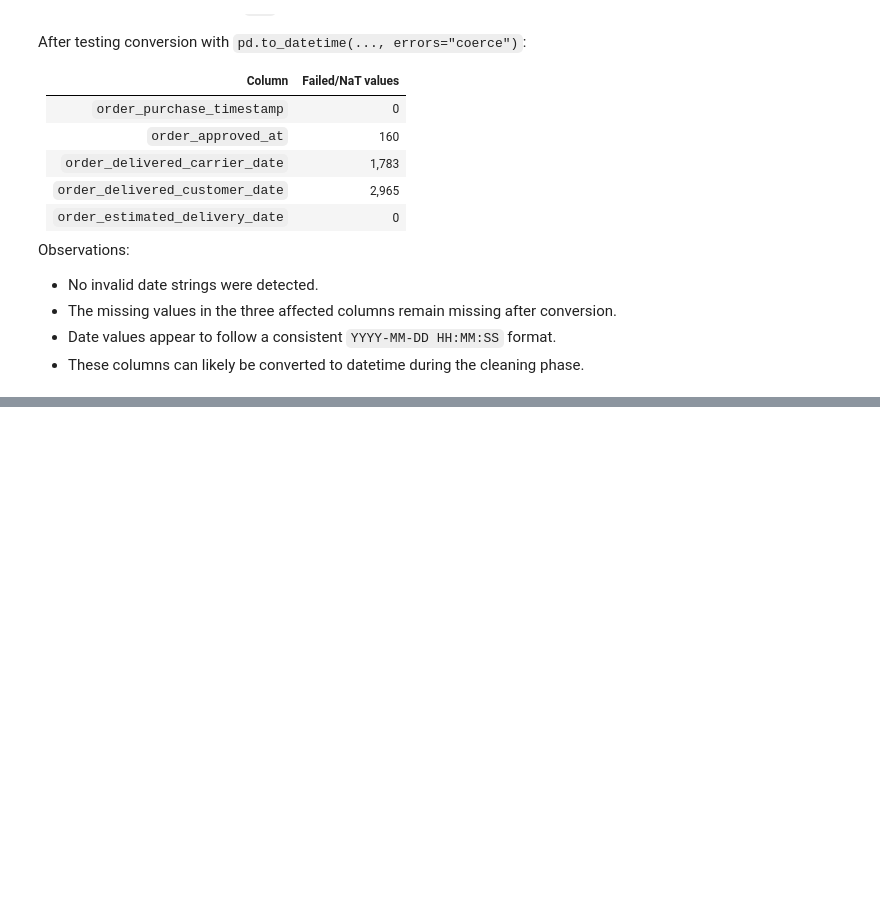
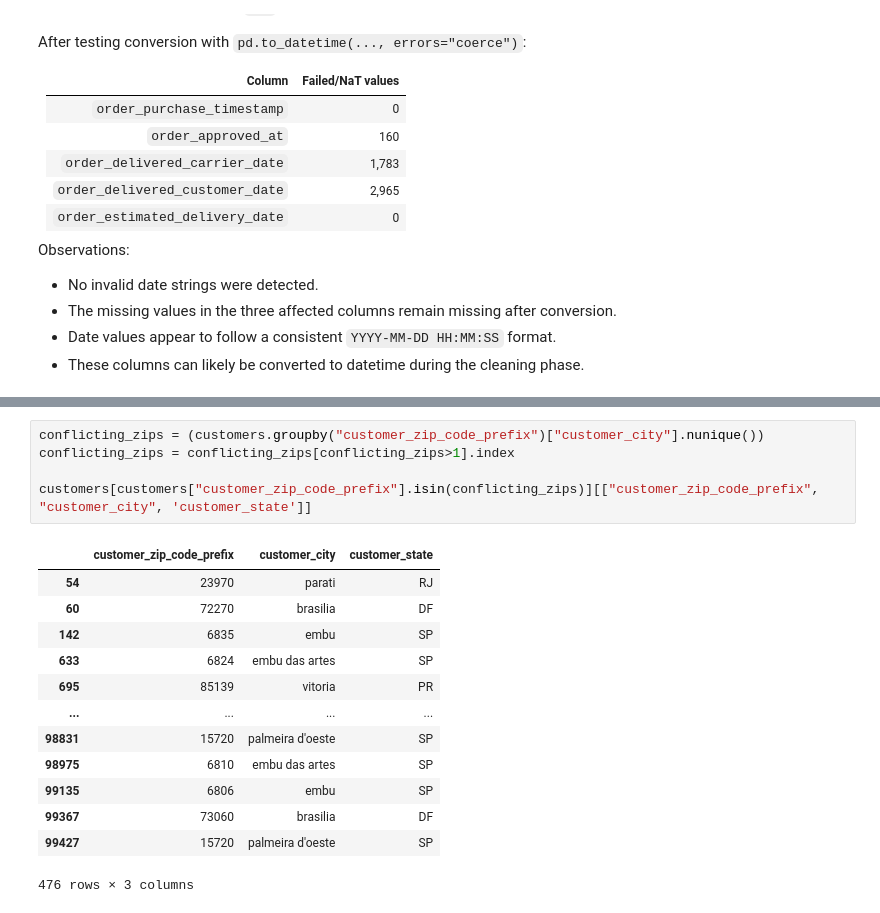
Before and after one commit to ReinSoup/OLIST-Data-Quality-Pipeline, a Jupyter notebook: notebooks/01_Raw_Data_Inspection.ipynb, the cells around one changed output, grey strips where cells are left out. Cells and saved outputs as stored; diff of their text form; blank space fills up the shorter version.

```diff
--- a/notebooks/01_Raw_Data_Inspection.ipynb
+++ b/notebooks/01_Raw_Data_Inspection.ipynb
@@ -264,0 +441,19 @@ Observations:
+# %%
+conflicting_zips = (customers.groupby("customer_zip_code_prefix")["customer_city"].nunique())
+conflicting_zips = conflicting_zips[conflicting_zips>1].index
+
+customers[customers["customer_zip_code_prefix"].isin(conflicting_zips)][["customer_zip_code_prefix", "customer_city", 'customer_state']]
+# %% [output]
+|  | customer_zip_code_prefix | customer_city | customer_state |
+| 54 | 23970 | parati | RJ |
+| 60 | 72270 | brasilia | DF |
+| 142 | 6835 | embu | SP |
+| 633 | 6824 | embu das artes | SP |
+| 695 | 85139 | vitoria | PR |
+| ... | ... | ... | ... |
+| 98831 | 15720 | palmeira d'oeste | SP |
+| 98975 | 6810 | embu das artes | SP |
+| 99135 | 6806 | embu | SP |
+| 99367 | 73060 | brasilia | DF |
+| 99427 | 15720 | palmeira d'oeste | SP |
+476 rows × 3 columns
```
Also changed, not shown: parts of 17 cells of this notebook, 1 other file.
